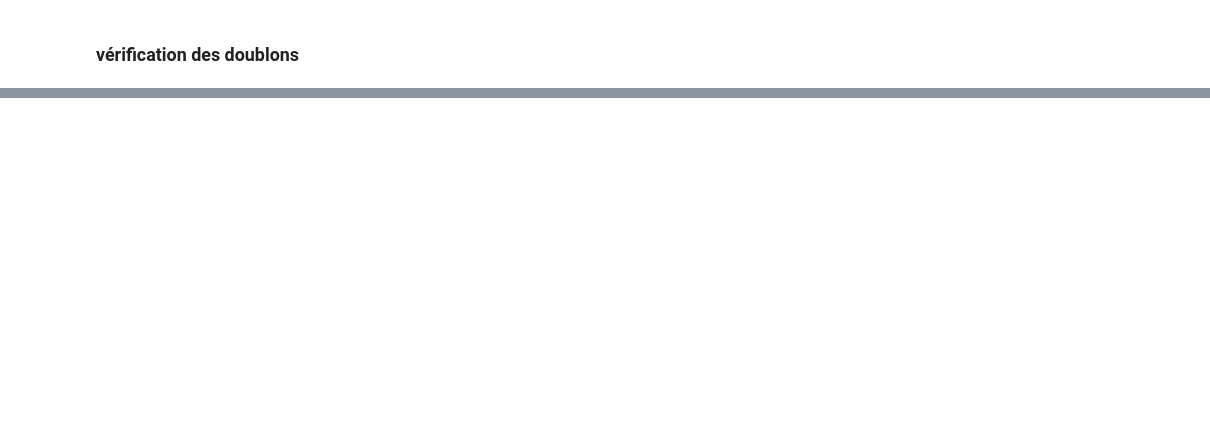
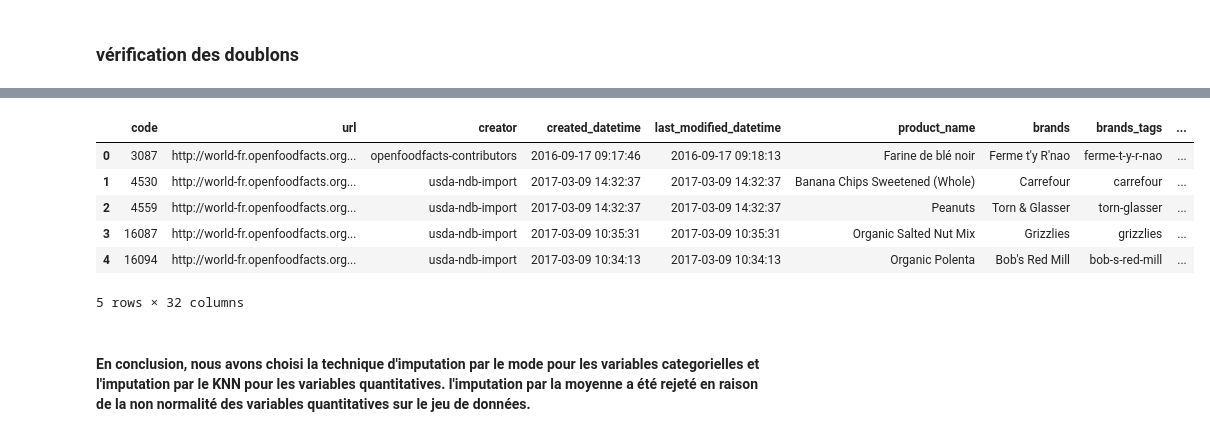
Before and after one commit to hadycoul12/Projets, a Jupyter notebook: Projet_Open Food Facts/Pretraitement_des_donnees.ipynb, the cells around one changed output, grey strips where cells are left out. Cells and saved outputs as stored; diff of their text form; code cells hidden in the pictures; blank space fills up the shorter version.

```diff
--- a/Projet_Open Food Facts/Pretraitement_des_donnees.ipynb
+++ b/Projet_Open Food Facts/Pretraitement_des_donnees.ipynb
@@ -299,0 +446,7 @@ df_filtré[df_filtré.duplicated(keep=False)]
+# %%
+data_imp_mo = df_filtré.copy()
+
+for col in data_imp_mo.select_dtypes(object).columns :
+    data_imp_mo[col] = data_imp_mo[col].fillna(data_imp_mo[col].mode()[0])
+
+data_imp_mo.isnull().sum()
@@ -299,0 +473,8 @@ df_filtré[df_filtré.duplicated(keep=False)]
+# %%
+data_imp_me = df_filtré.copy()
+
+for col in data_imp_me.columns :
+    if data_imp_me[col].dtype ==np.number:
+          data_imp_me[col] = data_imp_me[col].fillna(data_imp_me[col].median())
+
+data_imp_me.isnull().sum()
@@ -299,0 +503,2 @@ df_filtré[df_filtré.duplicated(keep=False)]
+# %%
+data_imp_knn = data_imp_mo.copy()
@@ -299,0 +525,8 @@ df_filtré[df_filtré.duplicated(keep=False)]
+# %%
+data_copy = data_imp_knn.select_dtypes(include='float64').copy()
+simple_imputer =  SimpleImputer(strategy='median')
+imputed_data = pd.DataFrame(simple_imputer.fit_transform(data_copy), columns=data_copy.columns, index=data_imp_knn.index)
+imputed_cols = imputed_data.columns
+for col in imputed_cols:
+    data_imp_knn[col] = imputed_data[col].copy()
+data_imp_knn.isna().sum()
@@ -299,0 +551,12 @@ df_filtré[df_filtré.duplicated(keep=False)]
+# %%
+data_imp_knn.head(5)
+# %% [output]
+|  | code | url | creator | created_datetime | last_modified_datetime | product_name | brands | brands_tags | ... |
+| 0 | 3087 | http://world-fr.openfoodfacts.org... | openfoodfacts-contributors | 2016-09-17 09:17:46 | 2016-09-17 09:18:13 | Farine de blé noir | Ferme t'y R'nao | ferme-t-y-r-nao | ... |
+| 1 | 4530 | http://world-fr.openfoodfacts.org... | usda-ndb-import | 2017-03-09 14:32:37 | 2017-03-09 14:32:37 | Banana Chips Sweetened (Whole) | Carrefour | carrefour | ... |
+| 2 | 4559 | http://world-fr.openfoodfacts.org... | usda-ndb-import | 2017-03-09 14:32:37 | 2017-03-09 14:32:37 | Peanuts | Torn & Glasser | torn-glasser | ... |
+| 3 | 16087 | http://world-fr.openfoodfacts.org... | usda-ndb-import | 2017-03-09 10:35:31 | 2017-03-09 10:35:31 | Organic Salted Nut Mix | Grizzlies | grizzlies | ... |
+| 4 | 16094 | http://world-fr.openfoodfacts.org... | usda-ndb-import | 2017-03-09 10:34:13 | 2017-03-09 10:34:13 | Organic Polenta | Bob's Red Mill | bob-s-red-mill | ... |
+5 rows × 32 columns
+# %% [markdown]
+#### En conclusion, nous avons choisi la technique d'imputation par le mode pour les variables categorielles  et l'imputation par le KNN pour les variables quantitatives. l'imputation par la moyenne a été rejeté en raison de la non normalité des variables quantitatives sur le jeu de données.
```
Also changed, not shown: parts of 29 cells of this notebook.
